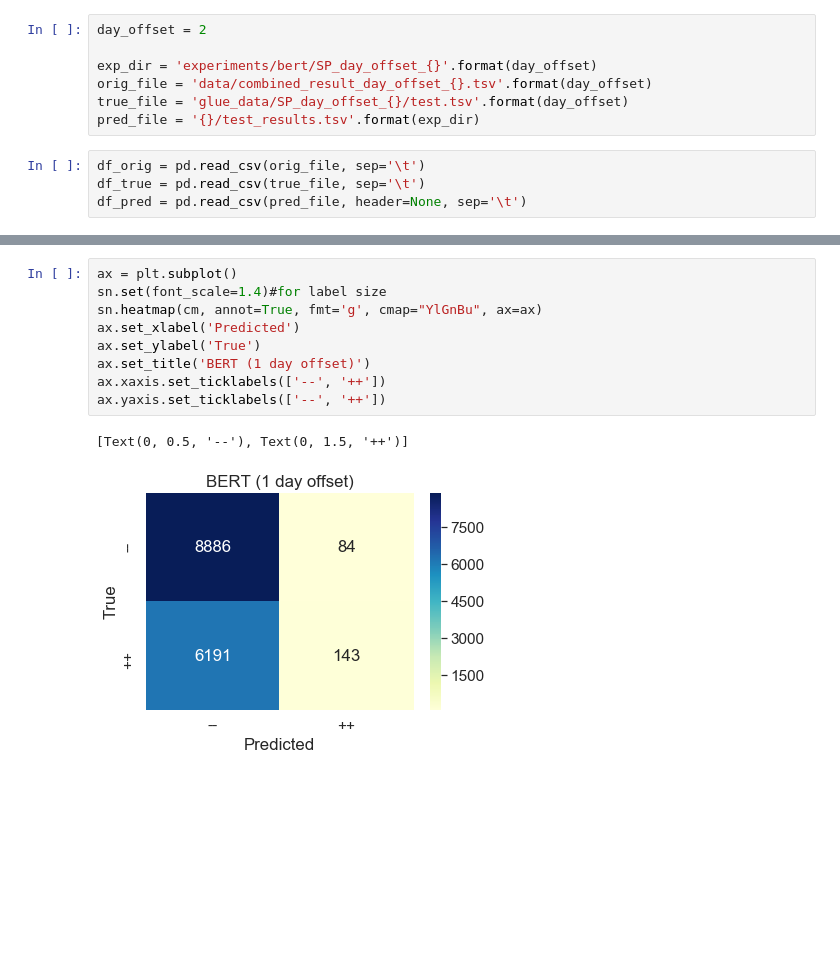
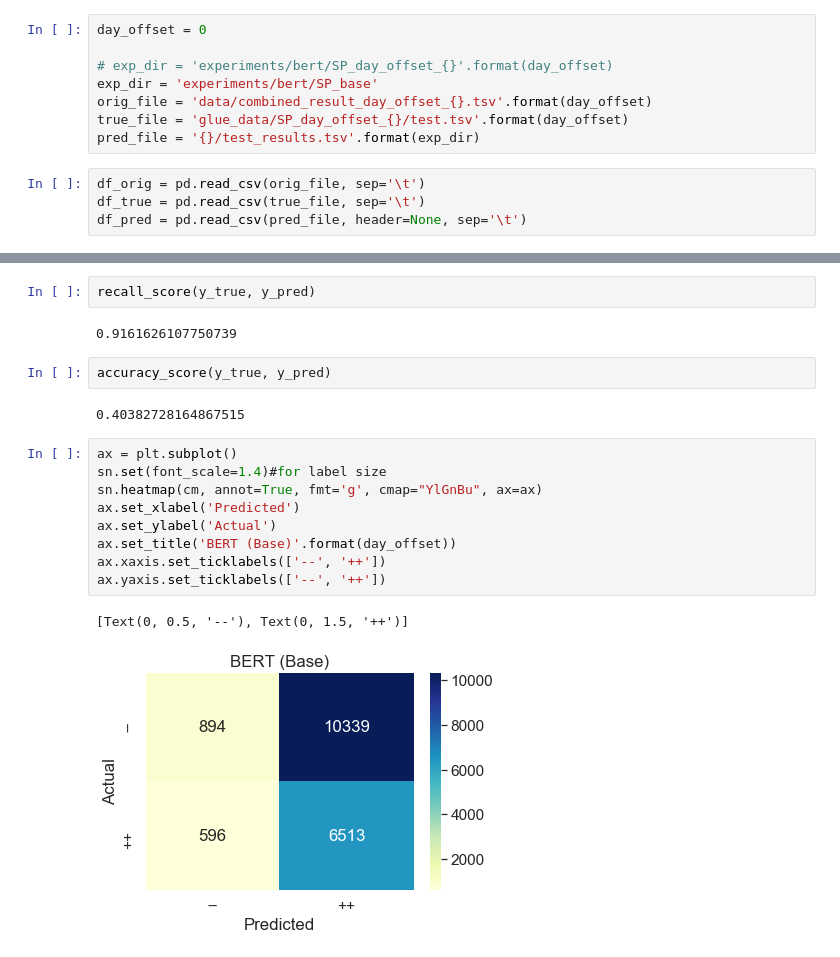
Before and after one commit to jamesliao2016/cs230, a Jupyter notebook: Results.ipynb, the cells around one changed output, grey strips where cells are left out. Saved outputs shown, nothing was run; the diff lists cells and outputs as text; blank space fills up the shorter version.

```diff
--- a/Results.ipynb
+++ b/Results.ipynb
@@ -7,7 +11,8 @@ import matplotlib.pyplot as plt
 # %%
-day_offset = 2
+day_offset = 0
 
-exp_dir = 'experiments/bert/SP_day_offset_{}'.format(day_offset)
+# exp_dir = 'experiments/bert/SP_day_offset_{}'.format(day_offset)
+exp_dir = 'experiments/bert/SP_base'
 orig_file = 'data/combined_result_day_offset_{}.tsv'.format(day_offset)
 true_file = 'glue_data/SP_day_offset_{}/test.tsv'.format(day_offset)
 pred_file = '{}/test_results.tsv'.format(exp_dir)
@@ -36,12 +48,20 @@ array([[5869,  726],
+# %%
+recall_score(y_true, y_pred)
+# %% [output]
+0.9161626107750739
+# %%
+accuracy_score(y_true, y_pred)
+# %% [output]
+0.40382728164867515
 # %%
 ax = plt.subplot()
 sn.set(font_scale=1.4)#for label size
 sn.heatmap(cm, annot=True, fmt='g', cmap="YlGnBu", ax=ax)
 ax.set_xlabel('Predicted')
-ax.set_ylabel('True')
-ax.set_title('BERT (1 day offset)')
+ax.set_ylabel('Actual')
+ax.set_title('BERT (Base)'.format(day_offset))
 ax.xaxis.set_ticklabels(['--', '++'])
 ax.yaxis.set_ticklabels(['--', '++'])
 # %% [output]
 [Text(0, 0.5, '--'), Text(0, 1.5, '++')]
-[figure, old version]
+[figure, new version]
```
Also changed, not shown: parts of 8 cells of this notebook, 2 other files.
